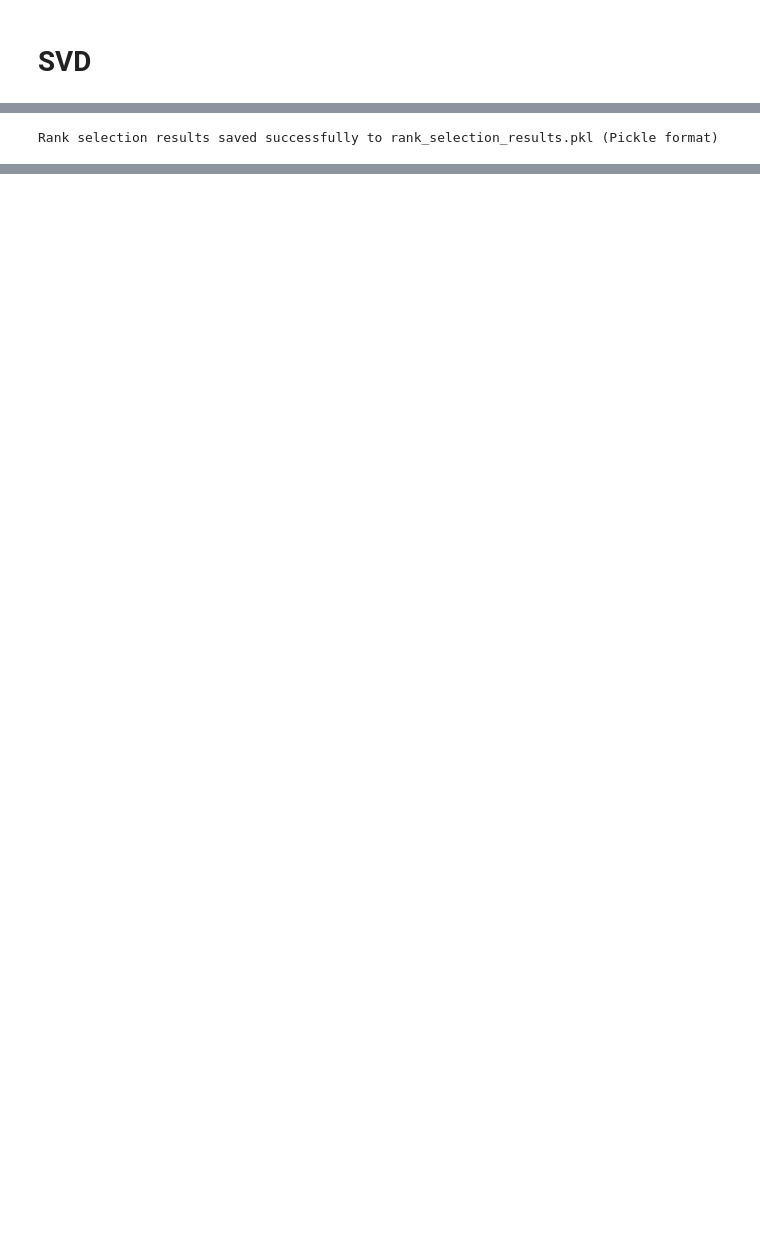
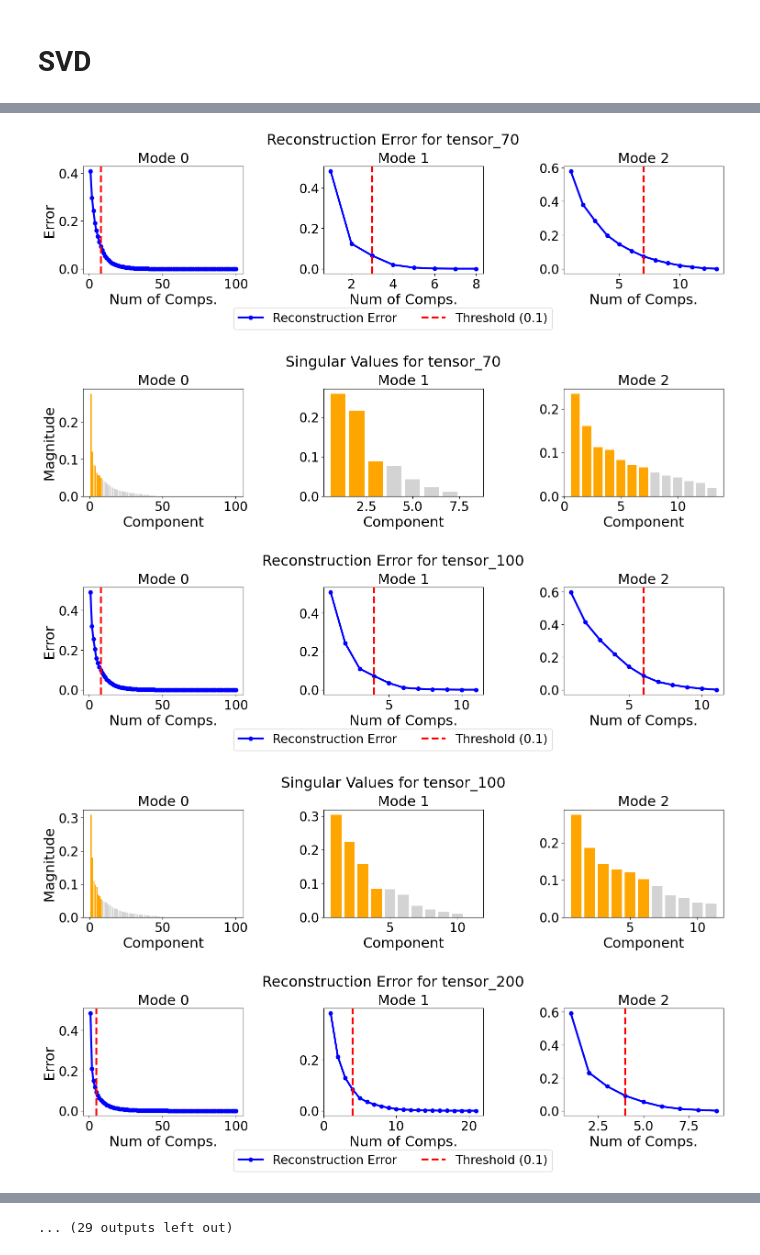
Before and after one commit to pablovadillo/Tensordecomposition, a Jupyter notebook: Tucker_components.ipynb, the cells around one changed output, grey strips where cells are left out. Saved outputs shown, nothing was run; the diff lists cells and outputs as text; code cells hidden in the pictures; blank space fills up the shorter version.

Commit message:
Cleaning
Deleted BIC, SVD (variance, relative error). Simplified code.

```diff
--- a/Tucker_components.ipynb
+++ b/Tucker_components.ipynb
@@ -163,3 +66,0 @@ visualize_gamma_lists(gamma_lists, x_values)
-# %%
-for i in range(len(gamma_ranks_70_cent)):
-    print("For gamma {}, the best rank is {} for tensor_70_cent, {} for tensor_100_cent, {} for tensor_200_cent and {} for tensor_300_cent.".format(i+1, gamma_ranks_70_cent[i][gamma_bics_70_cent[i].index(min(gamma_bics_70_cent[i]))],gamma_ranks_100_cent[i][gamma_bics_100_cent[i].index(min(gamma_bics_100_cent[i]))],gamma_ranks_200_cent[i][gamma_bics_200_cent[i].index(min(gamma_bics_200_cent[i]))],gamma_ranks_300_cent[i][gamma_bics_300_cent[i].index(min(gamma_bics_300_cent[i]))]))
@@ -256,4 +78,17 @@ plt.rcParams.update({
     "figure.titlesize": 23,  # Suptitle font size
     "lines.linewidth": 3  # Increase line thickness
 })
+# %%
+def error(original, res):
+    """Computes the error difference"""
+    assert original.shape == res.shape
+    return np.sum((original - res)**2) / np.sum(original**2)
+
+def reconstruction_errors(ranks, U, S, Vt, matricized):
+    """Computes the reconstruction error"""
+    errors=np.zeros_like(ranks, dtype=float)
+    for i, r in enumerate(ranks):
+        reconstructed = (U[:, :r] @ np.diag(S[:r]) @ Vt[:r, :])
+        errors[i] = error(matricized, reconstructed)
+    return errors
 # %%
@@ -565,14 +156,31 @@ plt.show()
-# %%
-
-import pickle
-
-# Define the path for saving
-save_path = "rank_selection_results.pkl"
-
-# Save the dictionary using Pickle (binary format)
-with open(save_path, "wb") as pickle_file:
-    pickle.dump(rank_dictionaries, pickle_file)
-
-print(f"Rank selection results saved successfully to {save_path} (Pickle format)")
-# %% [output]
-Rank selection results saved successfully to rank_selection_results.pkl (Pickle format)
+# %%
+def SVD_components(tensors_cent, error_threshold=0.1):
+    all_errors = []
+
+    for i, tensor in enumerate(tensors_cent):
+        tensor_name = tensor_names_cent[i]
+        error_thres_ranks = compute_svd_ranks(tensor, tensor_name, error_threshold=error_threshold)
+        all_errors.append(error_thres_ranks)
+
+    return all_errors
+# %%
+thresholds = [0.1, 0.15, 0.2, 0.25, 0.3]
+all_errors_by_threshold = {}
+
+# Run SVD_components for each threshold
+for threshold in thresholds:
+    errors = SVD_components(tensors_cent, error_threshold=threshold)
+    all_errors_by_threshold[threshold] = errors
+
+# Now print nicely
+for threshold, errors in all_errors_by_threshold.items():
+    print(f"\nResults for threshold = {threshold}")
+    for j, tensor in enumerate(tensors_cent):
+        tensor_name = tensor_names_cent[j]
+        print(f"Final Ranks for tensor_{tensor_name} (threshold={threshold}): {errors[j]}")
+# %% [output]
+[figure, added]
+[figure, added]
+[figure, added]
+[figure, added]
+[figure, added]
@@ -578,0 +194 @@ Rank selection results saved successfully to rank_selection_results.pkl (Pickle
+... (29 outputs left out)
```
Also changed, not shown: parts of 25 cells of this notebook, 1 other file.
